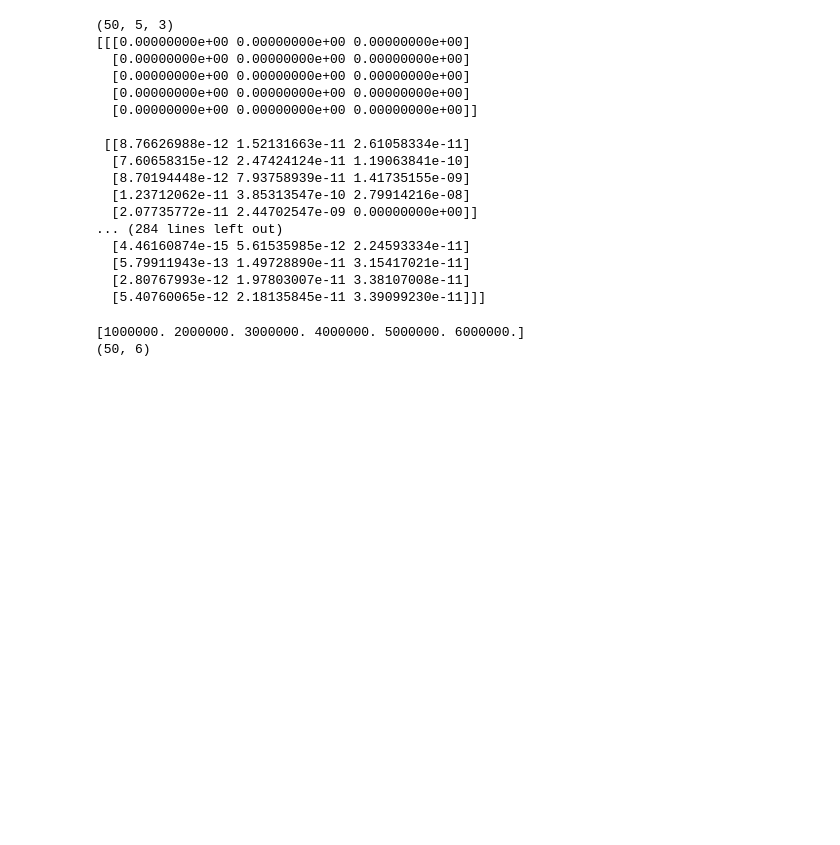
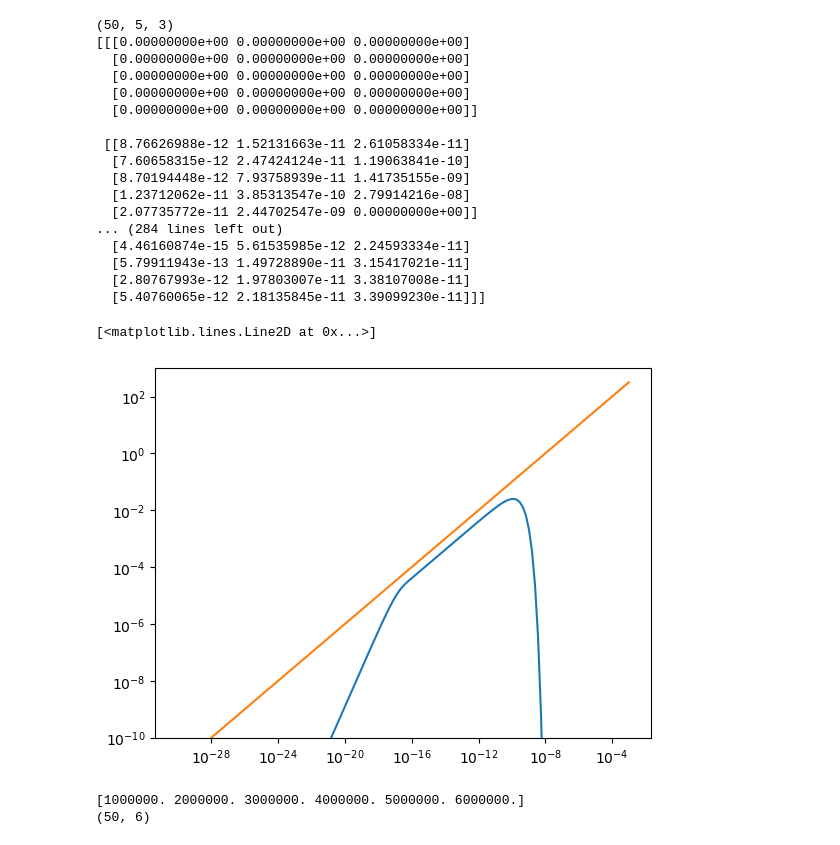
Before and after one commit to santimda/ExtendedJet, a Jupyter notebook: emisividad1.ipynb, the cells around one changed output. Cells and saved outputs as stored; diff of their text form; code cells hidden in the pictures; blank space fills up the shorter version.

```diff
--- a/emisividad1.ipynb
+++ b/emisividad1.ipynb
@@ -39,0 +49,4 @@ def PowerFunction(E, E_ph, B, pitch_angle=np.pi/2):
+# %%
+P = np.zeros((np.size(E_ph), np.size(E)))
+for i, e_ in enumerate(E_ph):
+    P[i] = PowerFunction(e_, E, B)
@@ -114,6 +137,30 @@ print(P)  # Power emitted for all combinations of E and B
   [5.79911943e-13 1.49728890e-11 3.15417021e-11]
   [2.80767993e-12 1.97803007e-11 3.38107008e-11]
   [5.40760065e-12 2.18135845e-11 3.39099230e-11]]]
+# %%
+Emin = 2*m_e*c**2
+Emax = 1e4*m_e*c**2
+E = np.geomspace(Emin, Emax, 100)
+p = 2.0
+N = np.power(E, -p)
+B = 100.0
+E_ph = np.geomspace(1e-30, 1e-3, 150)
+# %%
+def q(E_ph, B, N, E):
+    integ = PowerFunction(E_ph, E, B)*N
+    return np.trapz(integ, E)
+    # int(P(E_ph, E, B) N(E) dE)
+# %%
+q_vec = np.zeros_like(E_ph)
+for i, e_ in enumerate(E_ph):
+    q_vec[i] = q(e_, B, N, E)
+# %%
+plt.ylim(1e-10, 1e3)
+plt.loglog(E_ph, E_ph*q_vec)
+plt.loglog(E_ph, 10000*np.power(E_ph, 0.5))
+# %% [output]
+[<matplotlib.lines.Line2D at 0x...>]
+[figure, added]
 # %%
 def calcular_emisividad(P, N, E, E_ph, B):
     """
```
Also changed, not shown: parts of 5 cells of this notebook.
